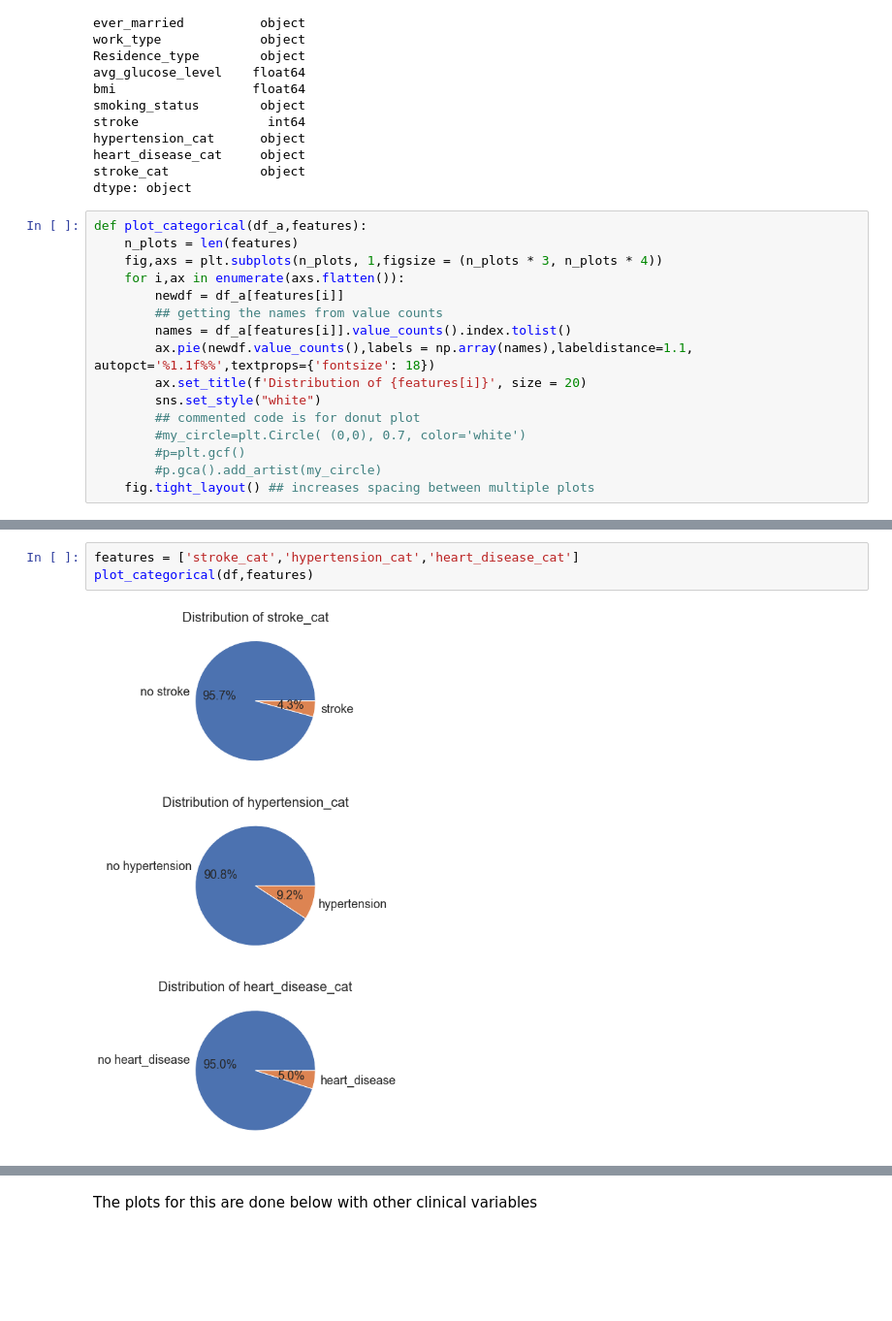
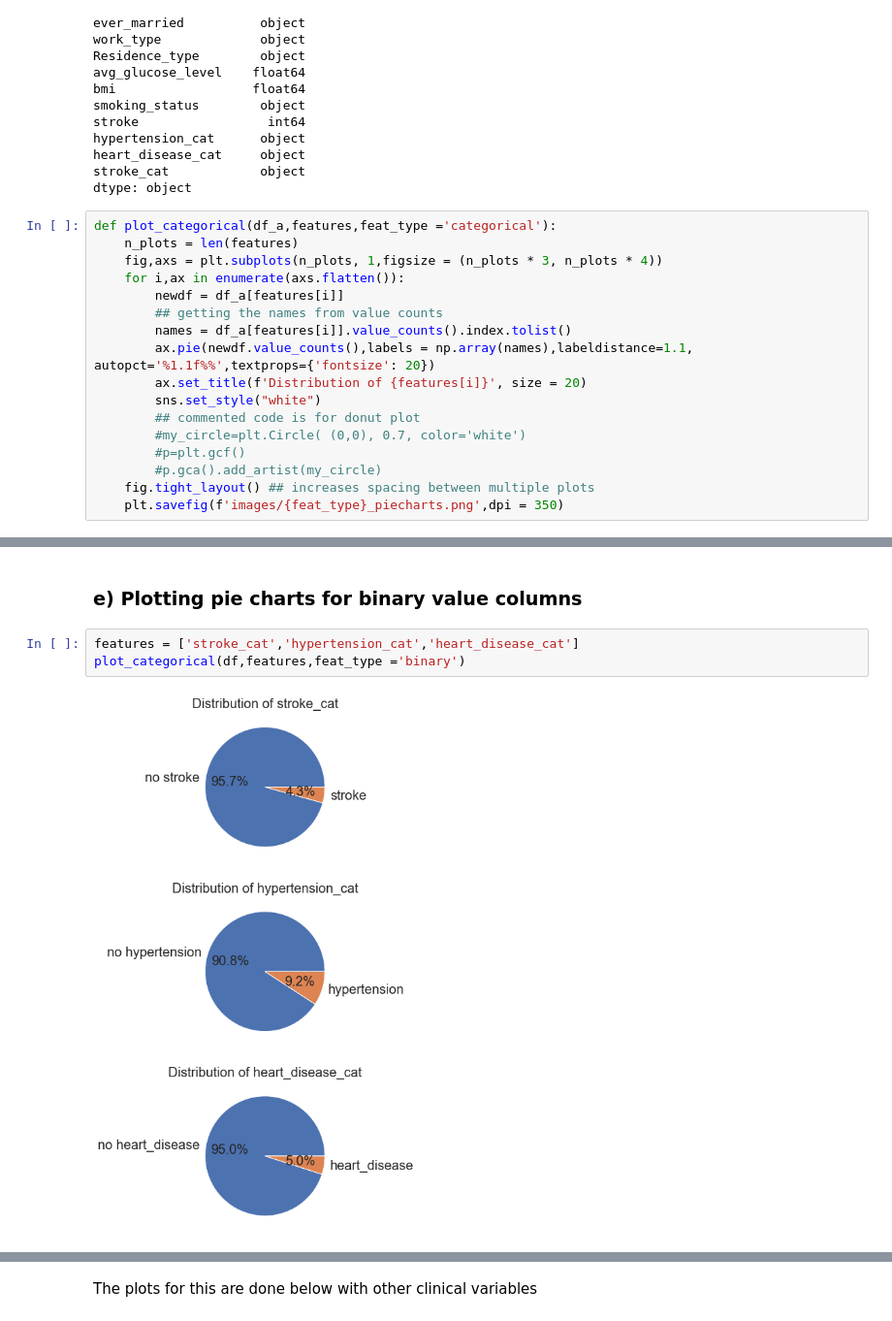
Before and after one commit to ironb25/capstone1, a Jupyter notebook: Capstone1updated.ipynb, the cells around one changed output, grey strips where cells are left out. Shown at 97% size. Cells and saved outputs as stored; diff of their text form; blank space fills up the shorter version.

```diff
--- a/Capstone1updated.ipynb
+++ b/Capstone1updated.ipynb
@@ -90,14 +115,14 @@ heart_disease_cat     object
 stroke_cat            object
 dtype: object
 # %%
-def plot_categorical(df_a,features):
+def plot_categorical(df_a,features,feat_type ='categorical'):
     n_plots = len(features)
     fig,axs = plt.subplots(n_plots, 1,figsize = (n_plots * 3, n_plots * 4))
     for i,ax in enumerate(axs.flatten()):
         newdf = df_a[features[i]]
         ## getting the names from value counts
         names = df_a[features[i]].value_counts().index.tolist()
-        ax.pie(newdf.value_counts(),labels = np.array(names),labeldistance=1.1, autopct='%1.1f%%',textprops={'fontsize': 18})
+        ax.pie(newdf.value_counts(),labels = np.array(names),labeldistance=1.1, autopct='%1.1f%%',textprops={'fontsize': 20})
         ax.set_title(f'Distribution of {features[i]}', size = 20)
         sns.set_style("white")
         ## commented code is for donut plot
@@ -105,3 +130,4 @@ def plot_categorical(df_a,features):
         #p=plt.gcf()
         #p.gca().add_artist(my_circle)
     fig.tight_layout() ## increases spacing between multiple plots
+    plt.savefig(f'images/{feat_type}_piecharts.png',dpi = 350)
@@ -129,6 +160,8 @@ plot_numerical(df,features)
+# %% [markdown]
+### e) Plotting pie charts for binary value columns
 # %%
 features = ['stroke_cat','hypertension_cat','heart_disease_cat']
-plot_categorical(df,features)
+plot_categorical(df,features,feat_type ='binary')
 # %% [output]
-[figure, old version]
+[figure, new version]
 # %% [markdown]
```
Also changed, not shown: parts of 63 cells of this notebook.
